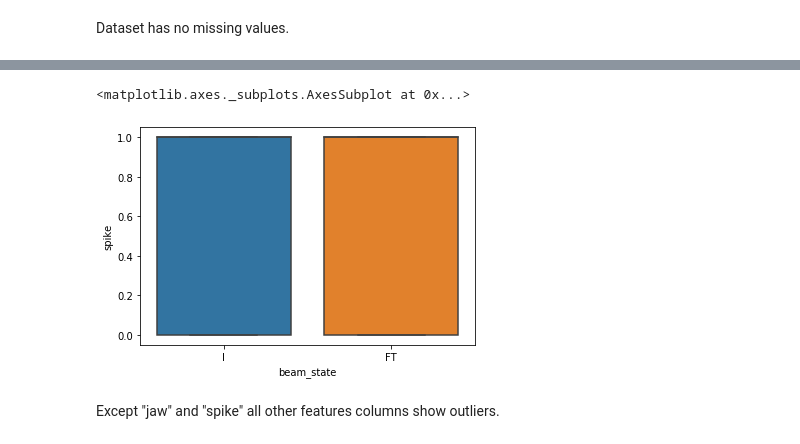
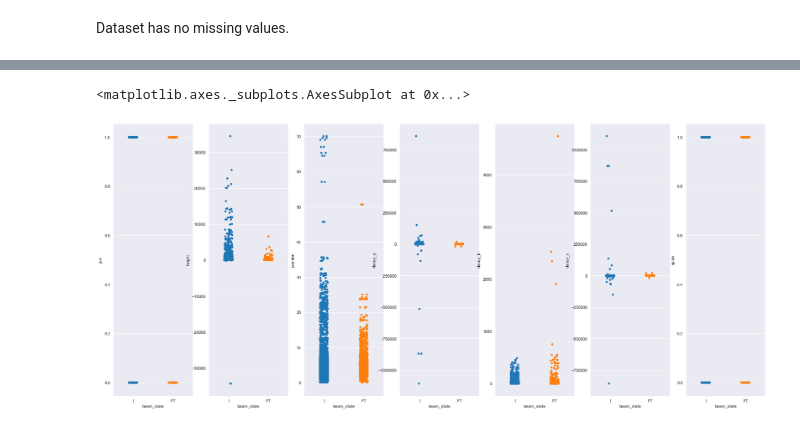
Before and after one commit to Gricci95RR/Thesis_CERN, a Jupyter notebook: Data Analysis/Data Analysis 2 (Beam State)/Data Analysis 2 (2018).ipynb, the cells around one changed output, grey strips where cells are left out. Cells and saved outputs as stored; diff of their text form; code cells hidden in the pictures.

```diff
--- a/Data Analysis/Data Analysis 2 (Beam State)/Data Analysis 2 (2018).ipynb
+++ b/Data Analysis/Data Analysis 2 (Beam State)/Data Analysis 2 (2018).ipynb
@@ -286,7 +63,14 @@ sns.boxplot(y=df['decay_c'],x=df["beam_state"])
-# %%
-sns.boxplot(y=df['spike'],x=df["beam_state"])
-# %% [output]
-<matplotlib.axes._subplots.AxesSubplot at 0x...>
-[figure, removed]
-# %% [markdown]
-Except "jaw" and "spike" all other features columns show outliers.
+# %%
+a4_dims = (28, 12)
+sns.set_style("darkgrid")
+fig, (ax0,ax1, ax2, ax3, ax4, ax5, ax6) = plt.subplots(ncols=7, sharey=False,figsize=a4_dims)
+sns.stripplot(x='beam_state', y='jaw', ax=ax0,data=df)
+sns.stripplot(x='beam_state', y='height', ax=ax1,data=df)
+sns.stripplot(x='beam_state', y='position', ax=ax2,data=df)
+sns.stripplot(x='beam_state', y='decay_a', ax=ax3,data=df)
+sns.stripplot(x='beam_state', y='decay_b', ax=ax4,data=df)
+sns.stripplot(x='beam_state', y='decay_c', ax=ax5,data=df)
+sns.stripplot(x='beam_state', y='spike', ax=ax6,data=df)
+# %% [output]
+<matplotlib.axes._subplots.AxesSubplot at 0x...>
+[figure, added]
```
Also changed, not shown: parts of 63 cells of this notebook, 37 other files.
